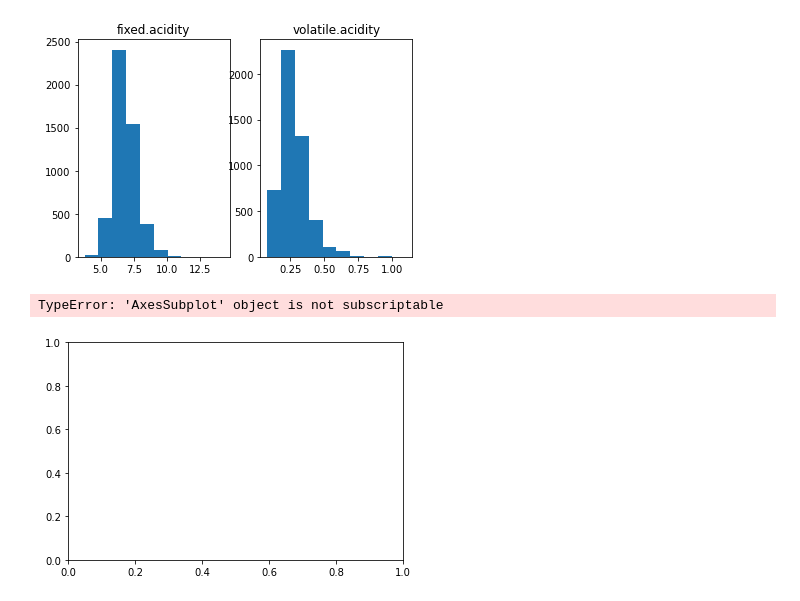
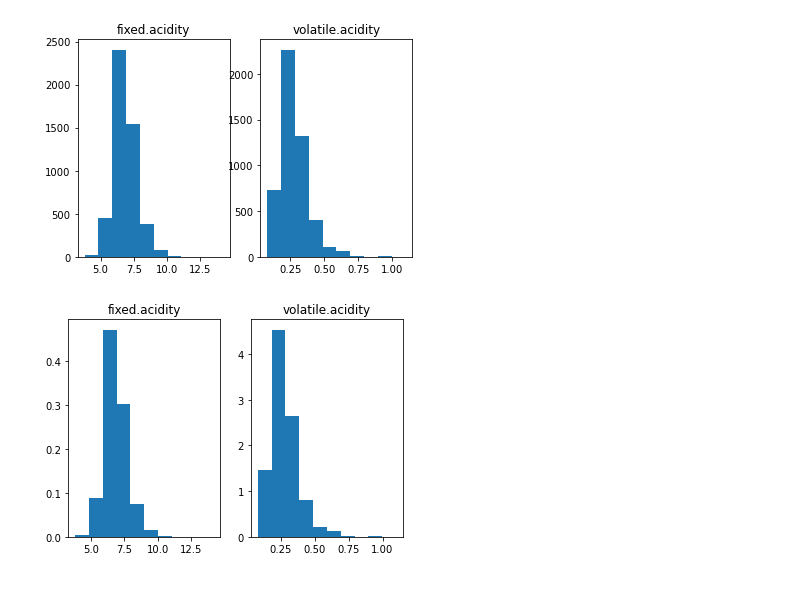
Before and after one commit to JRTitor/ml_training, a Jupyter notebook: first_start/wine.ipynb, the cells around one changed output. Cells and saved outputs as stored; diff of their text form; code cells hidden in the pictures.

Commit message:
white wine first day

```diff
--- a/first_start/wine.ipynb
+++ b/first_start/wine.ipynb
@@ -100,21 +100,10 @@ plt.show()
 [figure]
 # %%
 fig, axs = plt.subplots(1, 2)
-axs[0].hist(data_white["fixed.acidity"], bins=10)
+axs[0].hist(data_white["fixed.acidity"], bins=10, density = True)
 axs[0].set_title("fixed.acidity")
-axs[1].hist(data_white["volatile.acidity"], bins=10)
+axs[1].hist(data_white["volatile.acidity"], bins=10, density = True)
 axs[1].set_title("volatile.acidity")
 plt.show()
+# %% [output]
+[figure, added]
-# %%
-cnt = len(data_white.columns)
-start = 0
-fig, axs = plt.subplots(1, 1)
-
-for el in data_white.columns:
-    axs[start].hist(data_white[el], bins=100)
-    axs[start].set_title(el)
-    start += 1
-plt.show()
-# %% [output]
-TypeError: 'AxesSubplot' object is not subscriptable
-[figure, removed]
```
Also changed, not shown: parts of 24 cells of this notebook.
